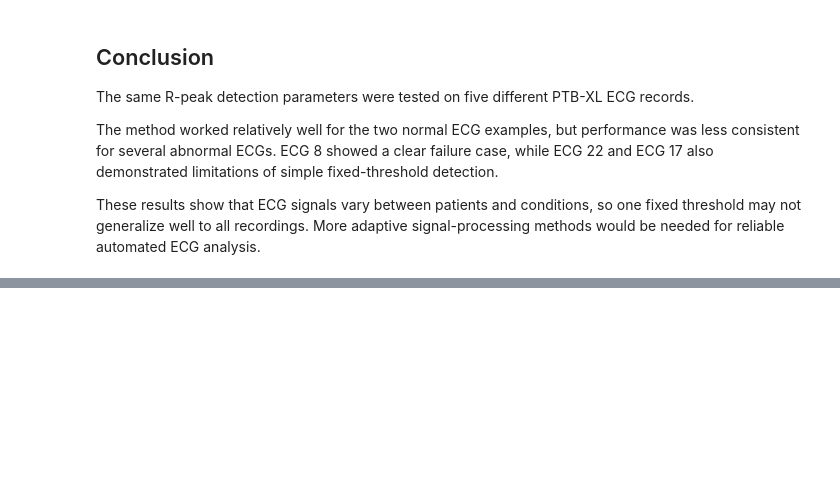
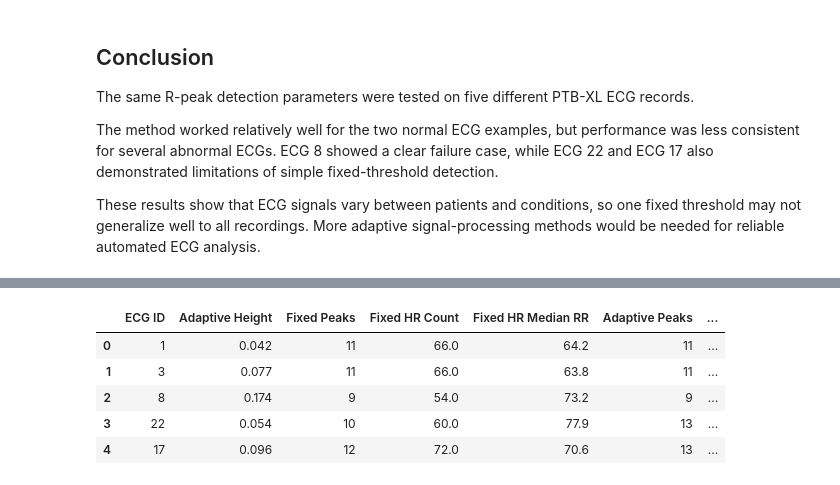
Before and after one commit to Kristina7-7/ECG-Exploration-PTBXL, a Jupyter notebook: notebook/PTB-XL Multiecg analysis.ipynb, the cells around one changed output, grey strips where cells are left out. Saved outputs shown, nothing was run; the diff lists cells and outputs as text; code cells hidden in the pictures; blank space fills up the shorter version.

```diff
--- a/notebook/PTB-XL Multiecg analysis.ipynb
+++ b/notebook/PTB-XL Multiecg analysis.ipynb
@@ -489,0 +746,26 @@ These results show that ECG signals vary between patients and conditions, so one
+# %%
+# Summarize the experimental results
+comparison_df
+
+# Difference between the two heart-rate estimates
+# within the fixed-threshold method
+comparison_df["Fixed HR Difference"] = abs(
+    comparison_df["Fixed HR Count"]
+    - comparison_df["Fixed HR Median RR"]
+)
+
+# Difference between the two heart-rate estimates
+# within the adaptive-threshold method
+comparison_df["Adaptive HR Difference"] = abs(
+    comparison_df["Adaptive HR Count"]
+    - comparison_df["Adaptive HR Median RR"]
+)
+
+comparison_df
+# %% [output]
+|  | ECG ID | Adaptive Height | Fixed Peaks | Fixed HR Count | Fixed HR Median RR | Adaptive Peaks | ... |
+| 0 | 1 | 0.042 | 11 | 66.0 | 64.2 | 11 | ... |
+| 1 | 3 | 0.077 | 11 | 66.0 | 63.8 | 11 | ... |
+| 2 | 8 | 0.174 | 9 | 54.0 | 73.2 | 9 | ... |
+| 3 | 22 | 0.054 | 10 | 60.0 | 77.9 | 13 | ... |
+| 4 | 17 | 0.096 | 12 | 72.0 | 70.6 | 13 | ... |
```
Also changed, not shown: parts of 10 cells of this notebook.
